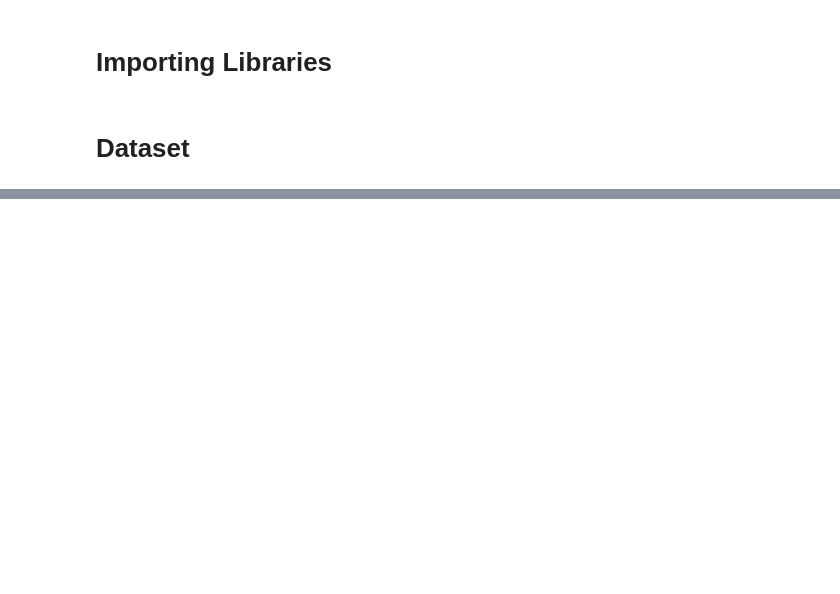
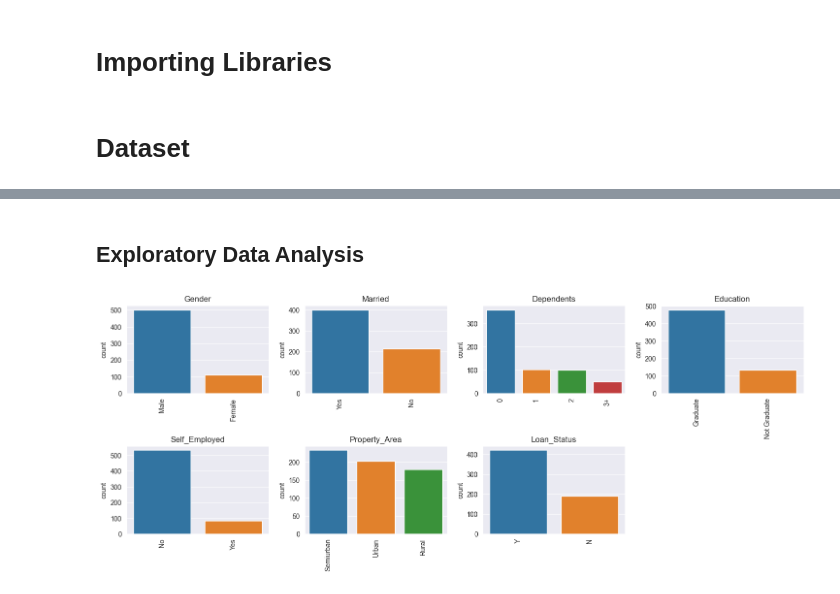
Before and after one commit to keithkamson/loan-prediction-ML, a Jupyter notebook: loan-prediction-ml.ipynb, the cells around one changed output, grey strips where cells are left out. Saved outputs shown, nothing was run; the diff lists cells and outputs as text; code cells hidden in the pictures; blank space fills up the shorter version.

```diff
--- a/loan-prediction-ml.ipynb
+++ b/loan-prediction-ml.ipynb
@@ -163,5 +58,0 @@ Check if there is any missing values
-# %%
-for col in tr_path.columns:
-  tr_path[col] = tr_path[col].fillna(tr_path[col].mean())
-
-tr_path.isna().sum()
@@ -312,12 +58,0 @@ dtype: int64
-# %%
-obj = (te_path.dtypes == 'object')
-object_cols = list(obj[obj].index)
-plt.figure(figsize=(18,36))
-index = 1
-
-for col in object_cols:
-  y = te_path[col].value_counts()
-  plt.subplot(11,4,index)
-  plt.xticks(rotation=90)
-  sns.barplot(x=list(y.index), y=y)
-  index +=1
@@ -325,0 +134,2 @@ for col in object_cols:
+# %%
+train_path.drop(['Loan_ID'],axis=1,inplace=True)
@@ -325,0 +165,20 @@ for col in object_cols:
+# %% [markdown]
+## Exploratory Data Analysis
+# %%
+sns.set_style('darkgrid')
+sns.set_palette('tab10')
+
+obj = (train_path.dtypes == 'object')
+object_cols = list(obj[obj].index)
+plt.figure(figsize=(18,40))
+index = 1
+
+for col in object_cols:
+    y = train_path[col].value_counts()
+    plt.subplot(11,4,index)
+    plt.xticks(rotation=90)
+    plt.subplots_adjust(hspace = 0.6,wspace=0.25)
+    sns.barplot(x=list(y.index), y=y).set_title(col)
+    index +=1
+# %% [output]
+[figure, added]
```
Also changed, not shown: parts of 92 cells of this notebook, 1 other file.
